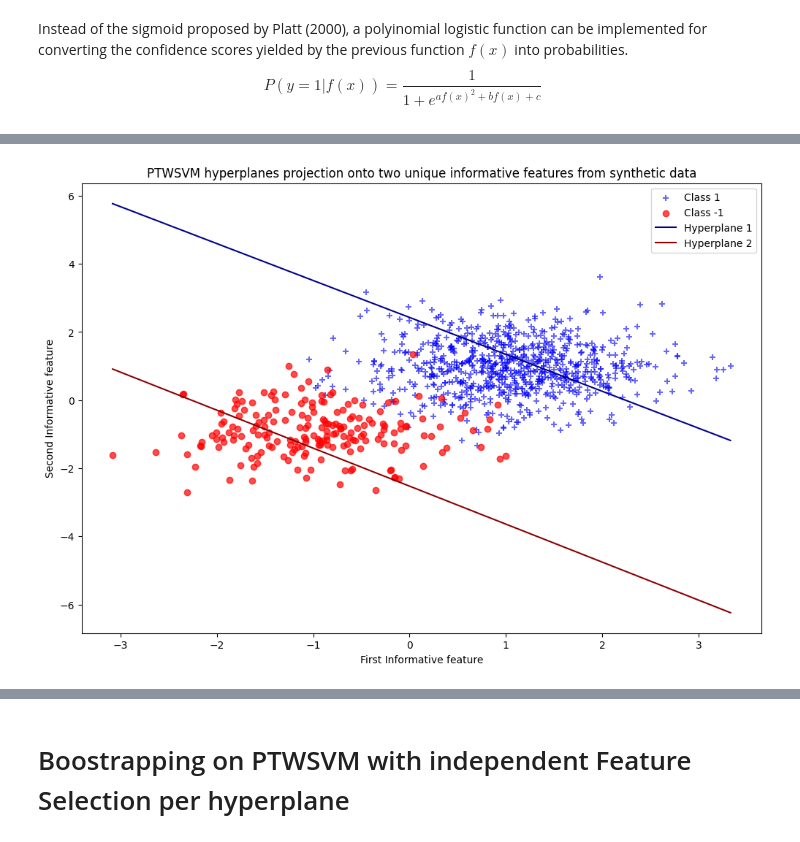
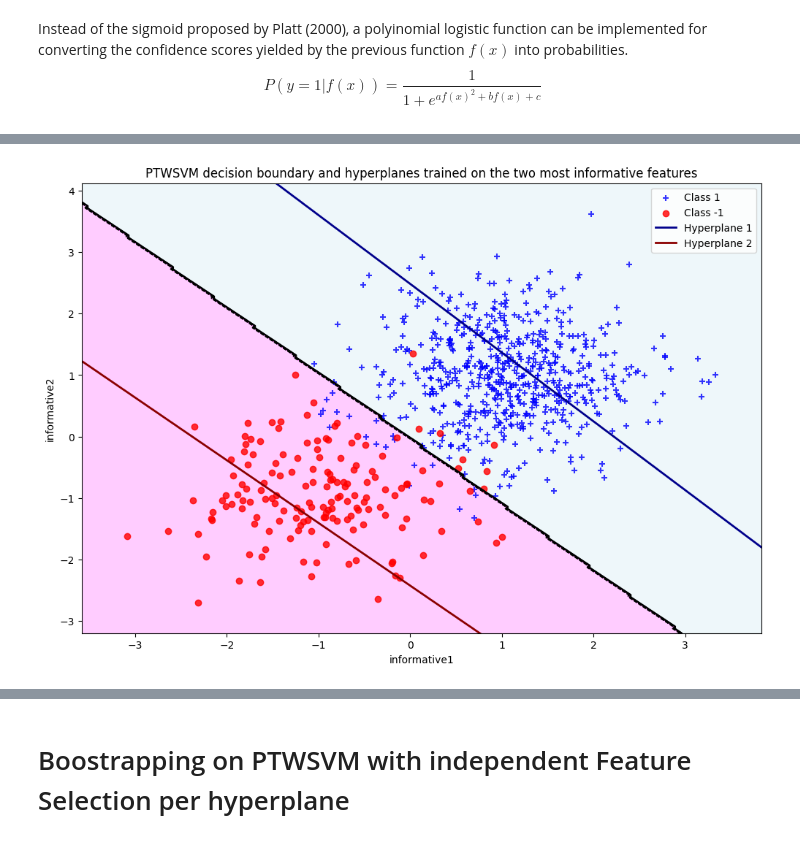
Before and after one commit to danieldelpozuelo-bit/TFM-project, a Jupyter notebook: TWSVM.ipynb, the cells around one changed output, grey strips where cells are left out. Drawn from its saved outputs; the diff is of its cells as text; code cells hidden in the pictures.

Commit message:
Added an improved representation of the PTWSVM behaviour in 2D including the decision boundary and hyperplanes defined

```diff
--- a/TWSVM.ipynb
+++ b/TWSVM.ipynb
@@ -860,10 +826,12 @@ class PTWSVM():
             # Compute predicted posterior probabilities
             if method == 'platt':
                 a, b = theta
-                p = 1 / (1 + np.exp(a * f + b))
+                z = np.clip(a*f + b, -30, 30)
+                p = 1 / (1 + np.exp(z))
             elif method == 'polynomial':
                 a, b, c = theta
-                p = 1 / (1 + np.exp(a * f**2 + b*f + c))
+                z = np.clip(a * f**2 + b*f + c, -30, 30)
+                p = 1 / (1 + np.exp(z))
 
             # Bound predicted posterior probabilities for numerical stability
             eps = 1e-12
@@ -920,7 +888,7 @@ class PTWSVM():
 from sklearn.metrics import balanced_accuracy_score
 
 # PTWSVM instanciate
-ptwsvm = PTWSVM(0.5, 0.5, 0.5, 0.5) # arbitrary c1, c2, c3, c4 parameters
+ptwsvm = PTWSVM(1, 1, 1, 1) # arbitrary c1, c2, c3, c4 parameters
 
 # Fit model on training set (uses the training set for automatically compute A, B training class specific matrices and solve the corresponding QPPs determining each hyperplane)
 ptwsvm.fit(X_train, Y_train)
@@ -945,6 +913,7 @@ ptwsvm.fit_probabilities(X_train, Y_train, method = 'platt')
 p = ptwsvm.predict_proba(X_test)
 
 ptsvm_preds = ptwsvm.predict(X_test)
-print(balanced_accuracy_score(Y_test, ptsvm_preds))
+balanced_accuracy = balanced_accuracy_score(Y_test, ptsvm_preds)
+print('The balanced accuracy obtained by PTWSVM was {}'.format(balanced_accuracy))
 # %% [output]
 [figure]
@@ -952,25 +934,76 @@ print(balanced_accuracy_score(Y_test, ptsvm_preds))
 # %%
+from matplotlib.colors import ListedColormap
+
+# Two most relevant features observed earlier
+most_relevant_features = fs_idx[:2]
+
+# Reduce version of X_train, X_test containing just the two most informative features
+X_train_reduced = X_train[:, most_relevant_features]
+X_test_reduced = X_test[:, most_relevant_features]
+
+reduced_A = X_train_reduced[Y_train == 1]
+reduced_B = X_train_reduced[Y_train == -1]
+
+# New PTWSVM class instance
+ptwsvm = PTWSVM(1, 1, 1, 1)
+# Fit ptwsvm now on the feature space spanned by just the two most relevant features observed earlier
+ptwsvm.fit(X_train_reduced, Y_train)
+
+# Meshgrid for representing the decision boundary
+h = 200
+x_min, x_max = X_train_reduced[:, 0].min() - 0.5, X_train_reduced[:, 0].max() + 0.5
+y_min, y_max = X_train_reduced[:, 1].min() - 0.5, X_train_reduced[:, 1].max() + 0.5
+xx, yy = np.meshgrid(np.linspace(x_min, x_max, h),
+                     np.linspace(y_min, y_max, h))
+
+zz = ptwsvm.predict(np.c_[xx.ravel(), yy.ravel()]).reshape(xx.shape)
+
 # Grid for evaluating the hyperplanes
-xgrid = np.linspace(reduced_X[:,0].min(), reduced_X[:,0].max(), 100)
+xgrid = np.linspace(x_min, x_max, 100)
 
-# Hyperplanes
-w1_reduced = ptwsvm.w1_[:2]
-w2_reduced = ptwsvm.w2_[:2]
+# Retrieve opt parameters for hyperplanes representation
+w1 = ptwsvm.w1_
+w2 = ptwsvm.w2_
 b1 = ptwsvm.b1_
 b2 = ptwsvm.b2_
 
-h1 = - (w1_reduced[0] / w1_reduced[1]) * xgrid - (b1 / w1_reduced[1])
-h2 = -(w2_reduced[0] / w2_reduced[1]) * xgrid - (b2 / w2_reduced[1])
+# Compute hyperplanes
+def plot_hyperplane(ax, w, b, xgrid, **kwargs):
+    if abs(w[1]) > 1e-12:
+        # Horizontal hyperplane (solve for the value of x2)
+        x2 = -(w[0] / w[1]) * xgrid - (b / w[1])
+        ax.plot(xgrid, x2, **kwargs)
+    elif abs(w[0]) > 1e-12:
+        # Vertical hyperplane (solve for the value of x1)
+        x1 = -b / w[0]
+        ax.axvline(x = x1, **kwargs)
+    else:
+        print('Degenerate hyperplane both weights have been collapsed to zero')
 
-plt.figure(figsize= (12, 8))
-plt.scatter(reduced_A[:,0], reduced_A[:,1], marker = '+', color = 'blue', label = 'Class 1', alpha = 0.6)
-plt.scatter(reduced_B[:,0], reduced_B[:,1], marker = 'o', color = 'red', label = 'Class -1', alpha = 0.7)
-plt.plot(xgrid, h1, color = 'darkblue', label = 'Hyperplane 1')
-plt.plot(xgrid, h2, color = 'darkred', label = 'Hyperplane 2')
-plt.title('PTWSVM hyperplanes projection onto two unique informative features from synthetic data')
-plt.xlabel('First Informative feature')
-plt.ylabel('Second Informative feature')
-plt.legend(loc = 'upper right')
+
+# Decision boundary and hyperplanes of the PTWSVM model
+# retrained exclusively on the two most informative features identified by feature selection
+class_map = ListedColormap(['magenta', 'lightblue'])
+fig, ax = plt.subplots(figsize=(12, 8))
+
+ax.contourf(xx, yy, zz, alpha=0.2, cmap= class_map)
+ax.contour(xx, yy, zz, colors='black', linewidths=1)
+
+ax.scatter(reduced_A[:, 0], reduced_A[:, 1], marker='+', color='blue', label='Class 1', alpha=0.8)
+ax.scatter(reduced_B[:, 0], reduced_B[:, 1], marker='o', color='red',  label='Class -1', alpha=0.8)
+
+plot_hyperplane(ax, w1, b1, xgrid, color='darkblue', label='Hyperplane 1', linewidth=2)
+plot_hyperplane(ax, w2, b2, xgrid, color='darkred',  label='Hyperplane 2', linewidth=2)
+
+ax.set_xlim(x_min, x_max)
+ax.set_ylim(y_min, y_max)
+ax.set_title('PTWSVM decision boundary and hyperplanes trained on the two most informative features')
+ax.set_xlabel(f'{features_names[most_relevant_features[0]]}')
+ax.set_ylabel(f'{features_names[most_relevant_features[1]]}')
+ax.legend(loc='upper right')
 plt.show()
+
+balanced_accuracy_2d = balanced_accuracy_score(Y_test, ptwsvm.predict(X_test_reduced))
+print('Balanced accuracy obtained by PTWSVM trained on the two most relevant features was, {}'.format(balanced_accuracy_2d))
 # %% [output]
-[figure, old version]
+[figure, new version]
```
Also changed, not shown: parts of 10 cells of this notebook.
